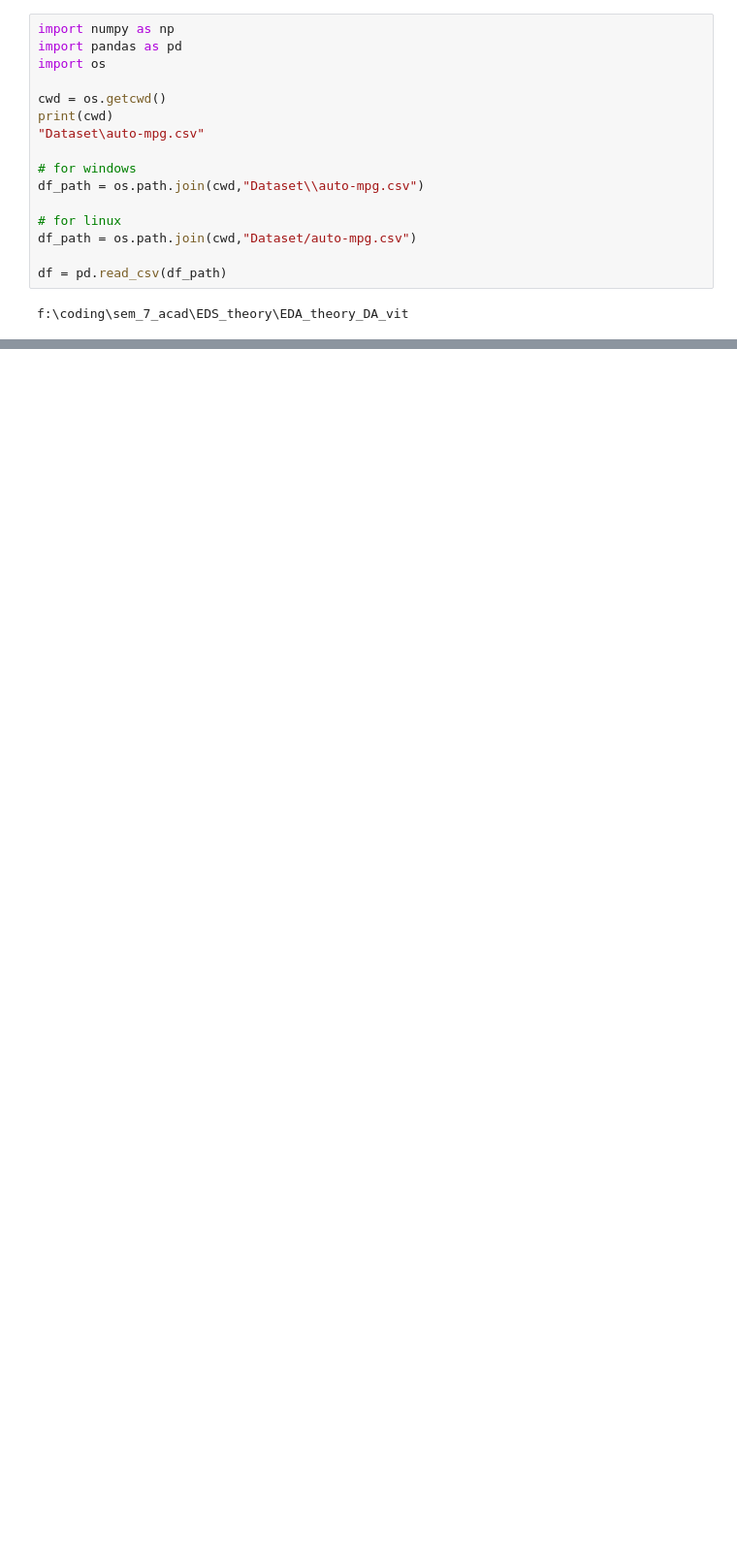
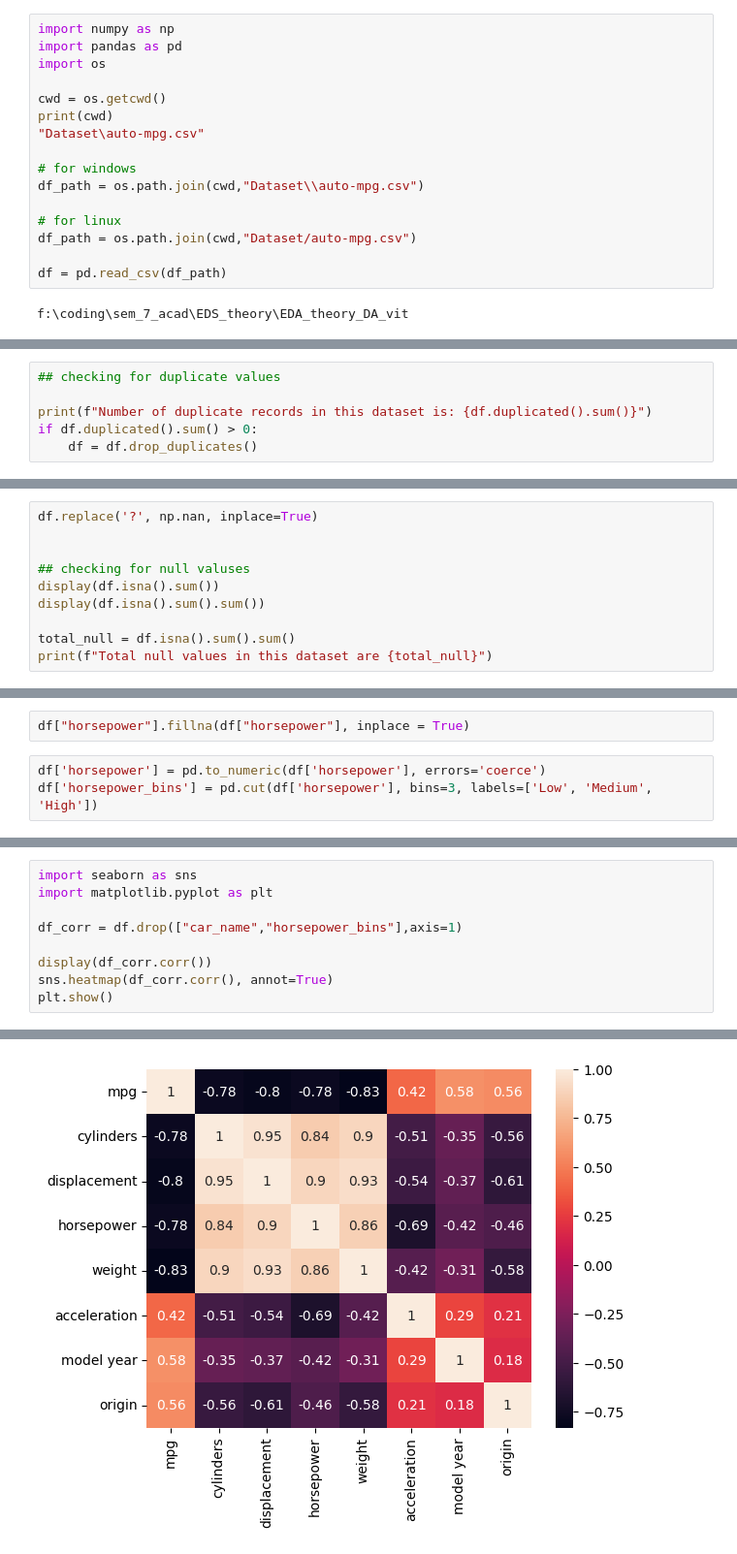
Before and after one commit to kumargautampushkar/EDA_theory_DA_vit, a Jupyter notebook: EDA.ipynb, the cells around one changed output, grey strips where cells are left out. Shown at 97% size. Saved outputs shown, nothing was run; the diff lists cells and outputs as text; blank space fills up the shorter version.

```diff
--- a/EDA.ipynb
+++ b/EDA.ipynb
@@ -71,0 +72,6 @@ None
+# %%
+## checking for duplicate values
+
+print(f"Number of duplicate records in this dataset is: {df.duplicated().sum()}")
+if df.duplicated().sum() > 0:
+    df = df.drop_duplicates()
@@ -71,0 +80,10 @@ None
+# %%
+df.replace('?', np.nan, inplace=True)
+
+
+## checking for null valuses
+display(df.isna().sum())
+display(df.isna().sum().sum())
+
+total_null = df.isna().sum().sum()
+print(f"Total null values in this dataset are {total_null}")
@@ -71,0 +103,5 @@ None
+# %%
+df["horsepower"].fillna(df["horsepower"], inplace = True)
+# %%
+df['horsepower'] = pd.to_numeric(df['horsepower'], errors='coerce')
+df['horsepower_bins'] = pd.cut(df['horsepower'], bins=3, labels=['Low', 'Medium', 'High'])
@@ -71,0 +122,10 @@ None
+# %%
+import seaborn as sns
+import matplotlib.pyplot as plt
+
+df_corr = df.drop(["car_name","horsepower_bins"],axis=1)
+
+display(df_corr.corr())
+sns.heatmap(df_corr.corr(), annot=True)
+plt.show()
+# %% [output]
@@ -71,0 +141 @@ None
+[figure, added]
```
Also changed, not shown: parts of 31 cells of this notebook.
